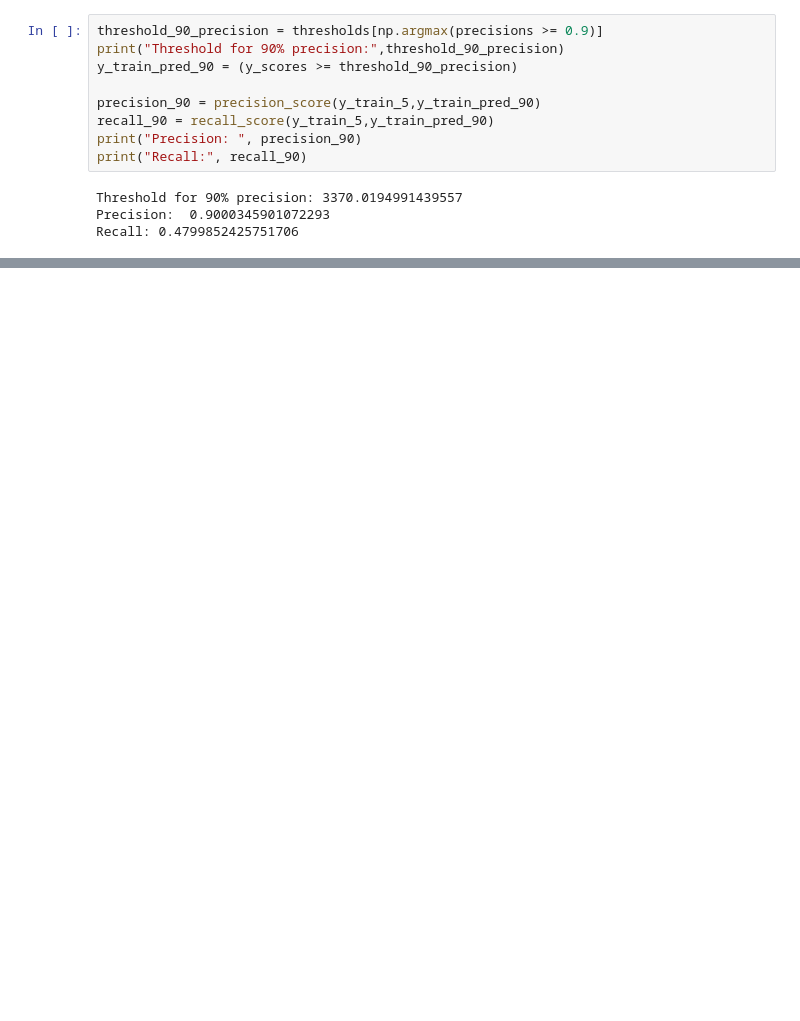
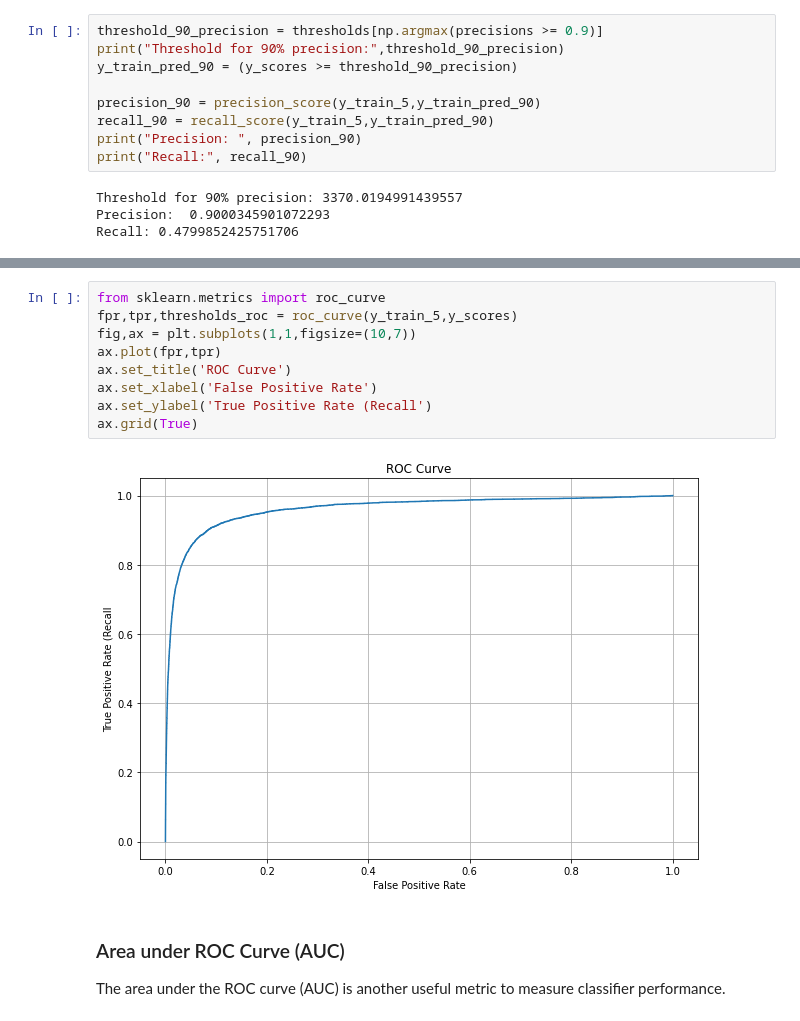
Before and after one commit to chandrusuresh/Hands-On-ML, a Jupyter notebook: Ch3_Classification/MNIST.ipynb, the cells around one changed output, grey strips where cells are left out. Cells and saved outputs as stored; diff of their text form; blank space fills up the shorter version.

```diff
--- a/Ch3_Classification/MNIST.ipynb
+++ b/Ch3_Classification/MNIST.ipynb
@@ -146,0 +180,14 @@ Recall: 0.4799852425751706
+# %%
+from sklearn.metrics import roc_curve
+fpr,tpr,thresholds_roc = roc_curve(y_train_5,y_scores)
+fig,ax = plt.subplots(1,1,figsize=(10,7))
+ax.plot(fpr,tpr)
+ax.set_title('ROC Curve')
+ax.set_xlabel('False Positive Rate')
+ax.set_ylabel('True Positive Rate (Recall')
+ax.grid(True)
+# %% [output]
+[figure, added]
+# %% [markdown]
+### Area under ROC Curve (AUC)
+The area under the ROC curve (AUC) is another useful metric to measure classifier performance.
```
Also changed, not shown: parts of 18 cells of this notebook.
